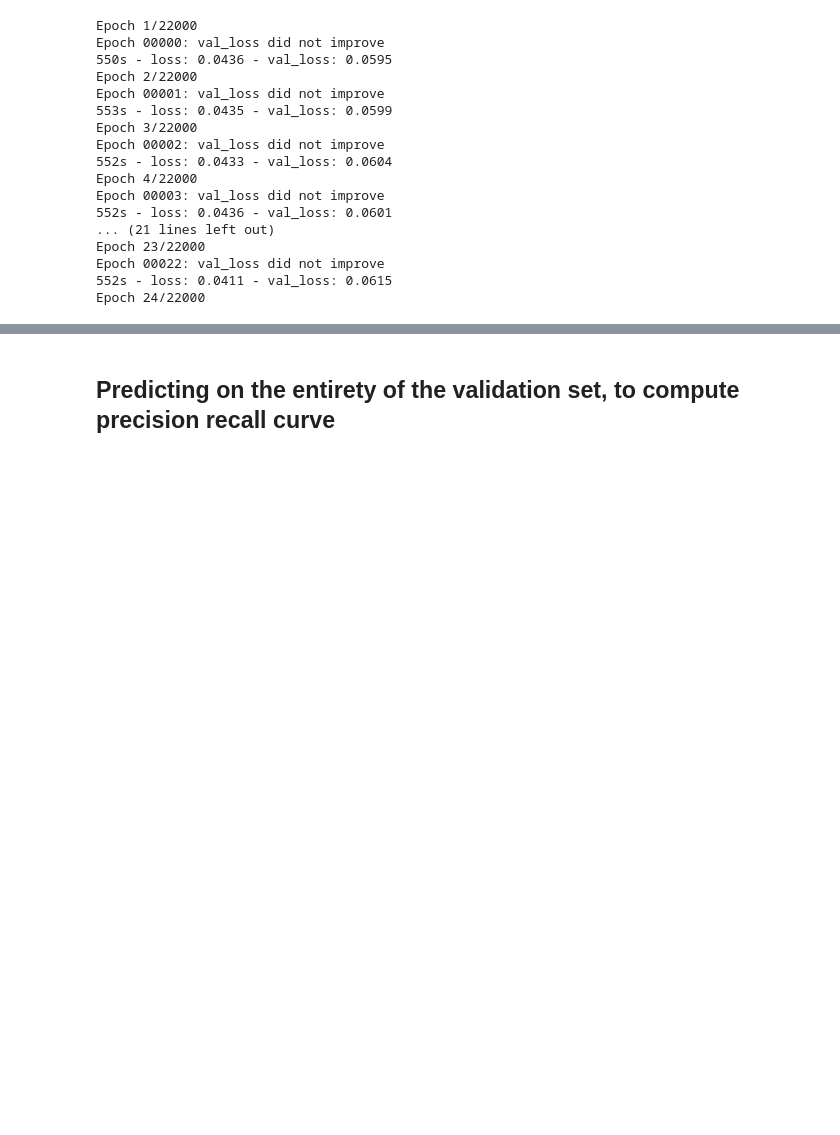
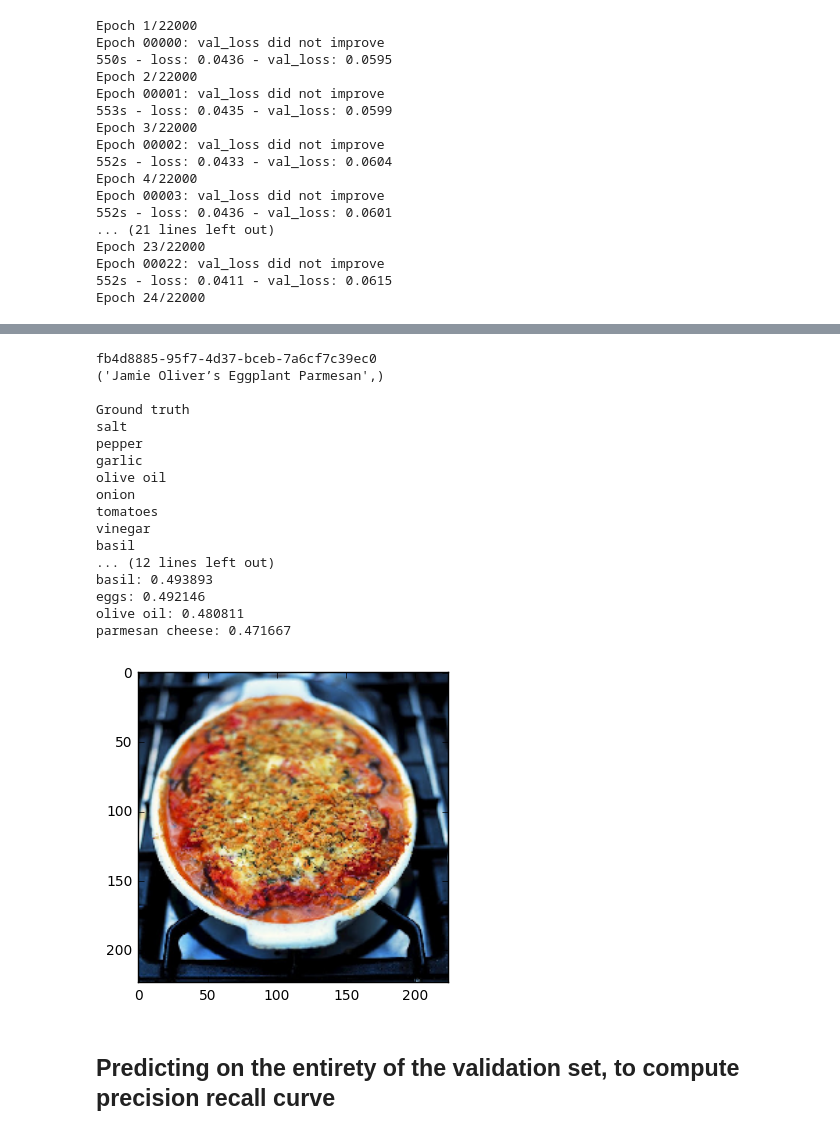
Before and after one commit to cvcassady/RecipeBot, a Jupyter notebook: IngredientsPredictionModel.ipynb, the cells around one changed output, grey strips where cells are left out. Drawn from its saved outputs; the diff is of its cells as text; code cells hidden in the pictures; blank space fills up the shorter version.

Commit message:
created foodPredict function to intuitively predict on the testing set or new data

```diff
--- a/IngredientsPredictionModel.ipynb
+++ b/IngredientsPredictionModel.ipynb
@@ -272,23 +239,0 @@ len(train_ids) // 64
-# %%
-batch_size = 16
-
-
-generator_test_batch = np.zeros((batch_size, 224, 224, 3))
-generator_test_labels = np.zeros((batch_size, size_pantry))
-
-for i in range(0, batch_size):
-    index = random.randint(0, len(train_ids) - 1)
-    img_path = 'resized_thumbs/' + train_ids[index] + ".jpg"
-
-    try:
-        #turns out a small number of our images are corrupted
-        img = image.load_img(img_path, target_size=(224, 224))
-    except:
-        print("Error reading image: " + imageIds[index])
-        batch_bad = True
-
-
-    img = image.img_to_array(img)
-    generator_test_batch[i, :, :, :] = img
-    generator_test_labels[i, :] = train_labels[index]#, :]
-generator_test_batch = vgg16.preprocess_input(generator_test_labels)
@@ -363,3 +271,24 @@ len(predictions)
+# %%
+foodPredict(m)
+# %% [output]
+fb4d8885-95f7-4d37-bceb-7a6cf7c39ec0
+('Jamie Oliver’s Eggplant Parmesan',)
+
+Ground truth
+salt
+pepper
+garlic
+olive oil
+onion
+tomatoes
+vinegar
+basil
+... (12 lines left out)
+basil: 0.493893
+eggs: 0.492146
+olive oil: 0.480811
+parmesan cheese: 0.471667
+[figure, added]
 # %% [markdown]
 ## Predicting on the entirety of the validation set, to compute precision recall curve
 # %%
```
Also changed, not shown: parts of 24 cells of this notebook.
